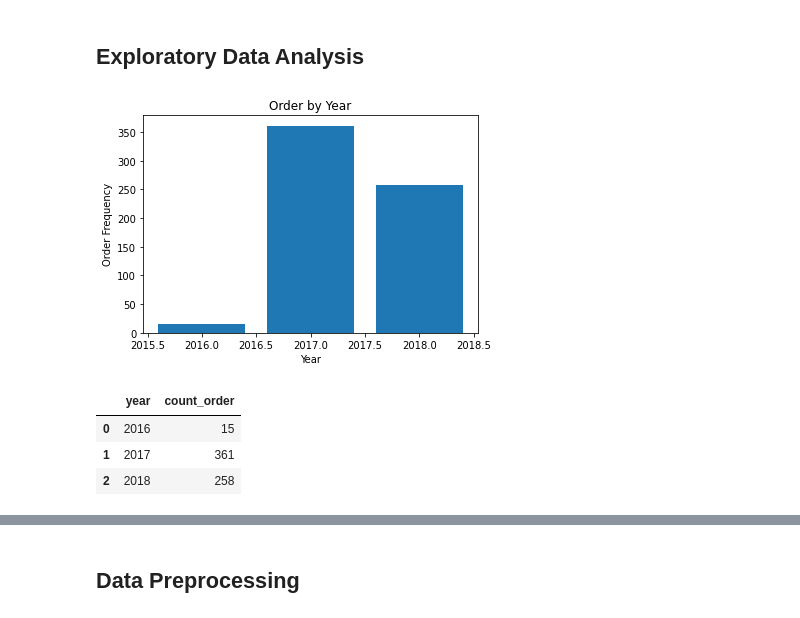
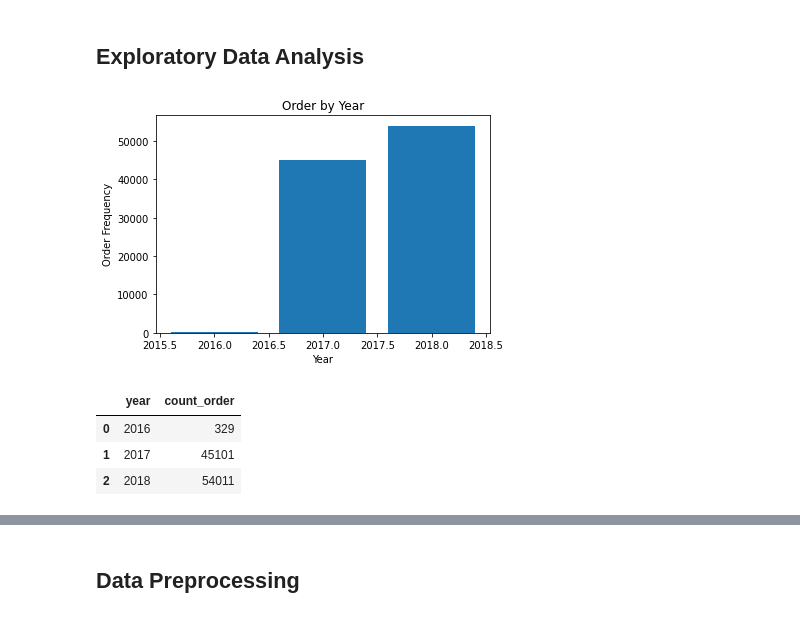
Before and after one commit to dion-ricky/future-data-1, a Jupyter notebook: notebook/2021-08-16_Doc_Supervised Explore and Training.ipynb, the cells around one changed output, grey strips where cells are left out. Saved outputs shown, nothing was run; the diff lists cells and outputs as text; code cells hidden in the pictures.

```diff
--- a/notebook/2021-08-16_Doc_Supervised Explore and Training.ipynb
+++ b/notebook/2021-08-16_Doc_Supervised Explore and Training.ipynb
@@ -90,21 +90,21 @@ dtype: int64
 # %%
 fig, ax = plt.subplots()
 
-_df_temp = df.loc[:, ['year', 'count_order']].groupby('year', as_index=False).count()
+_df_temp = df.loc[:, ['year', 'count_order']].groupby('year', as_index=False).sum()
 
 ax.bar(_df_temp['year'], _df_temp['count_order'])
 ax.set_title('Order by Year')
 ax.set_xlabel('Year')
 ax.set_ylabel('Order Frequency')
 
 plt.show()
 display(_df_temp.head(15))
 # %% [output]
-[figure, old version]
+[figure, new version]
 |  | year | count_order |
-| 0 | 2016 | 15 |
-| 1 | 2017 | 361 |
-| 2 | 2018 | 258 |
+| 0 | 2016 | 329 |
+| 1 | 2017 | 45101 |
+| 2 | 2018 | 54011 |
 # %%
 fig, ax = plt.subplots()
 
```
Also changed, not shown: parts of 2 cells of this notebook, 1 other file.
